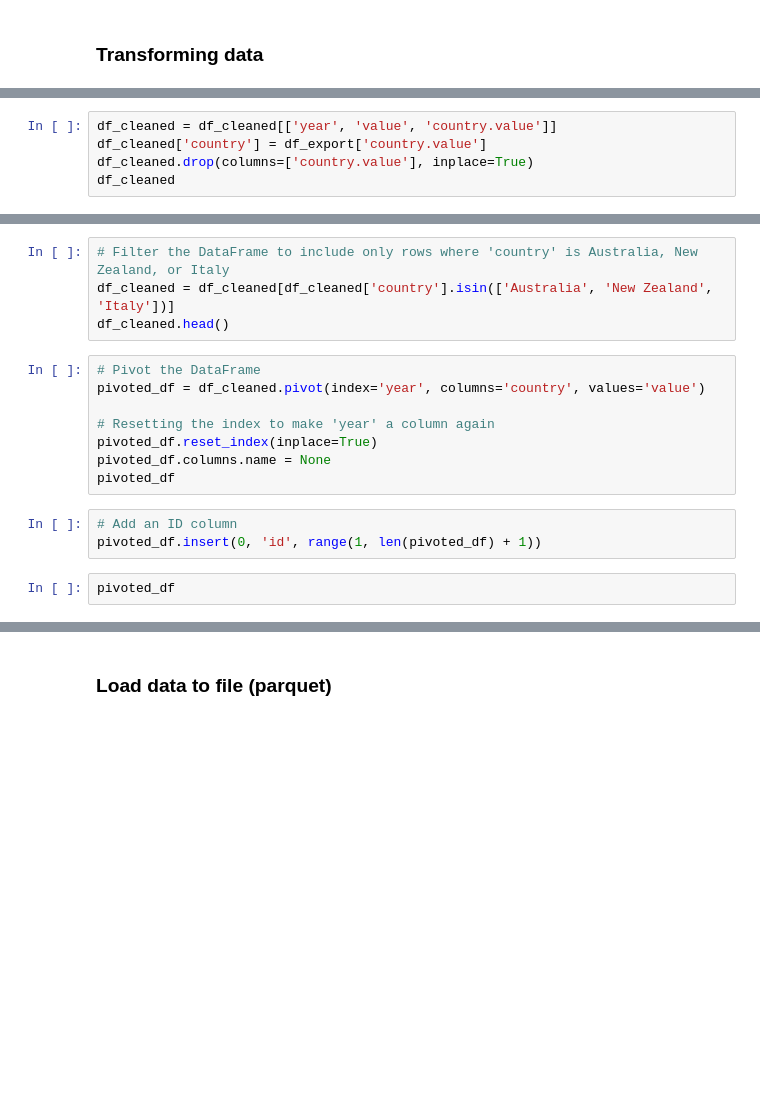
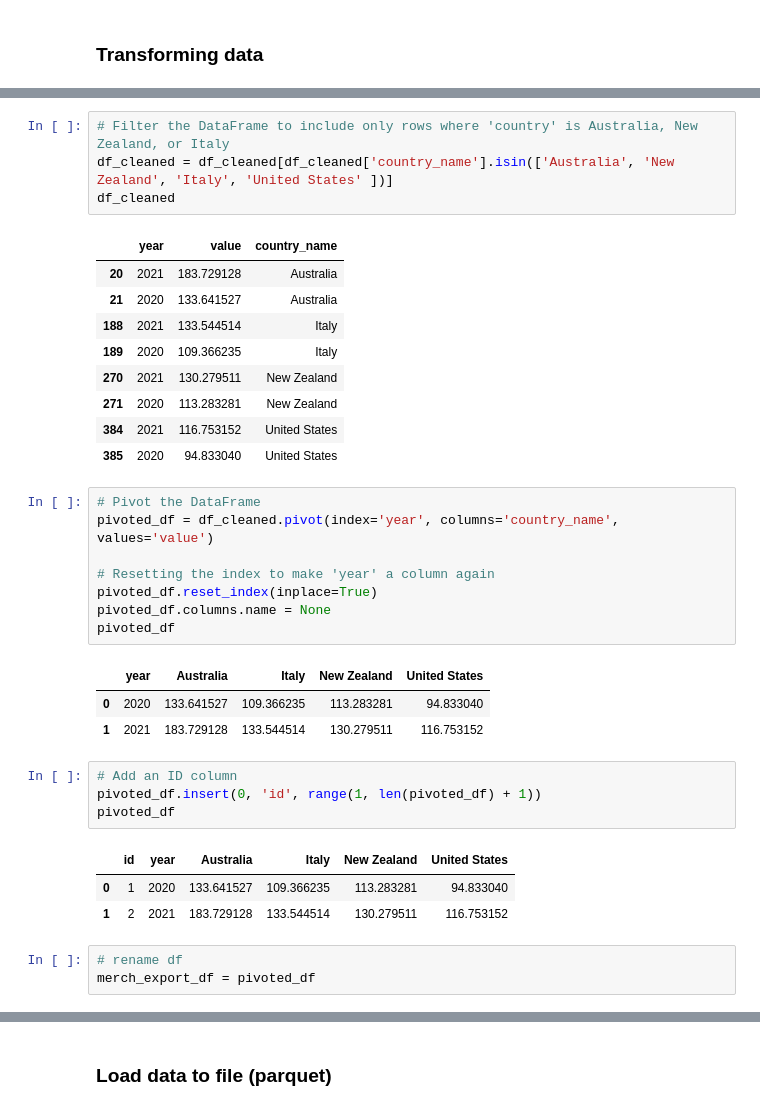
Before and after one commit to suphineneo/Global_Economic_Monitor, a Jupyter notebook: app/etl_project/process_exports.ipynb, the cells around one changed output, grey strips where cells are left out. Saved outputs shown, nothing was run; the diff lists cells and outputs as text; blank space fills up the shorter version.

```diff
--- a/app/etl_project/process_exports.ipynb
+++ b/app/etl_project/process_exports.ipynb
@@ -76,8 +203,3 @@ df_cleaned
-# %%
-df_cleaned = df_cleaned[['year', 'value', 'country.value']]
-df_cleaned['country'] = df_export['country.value']
-df_cleaned.drop(columns=['country.value'], inplace=True)
-df_cleaned
 # %%
 df_cleaned.reset_index(drop=True, inplace=True)
 df_cleaned
@@ -84,19 +220,39 @@ df_cleaned
 # %%
 # Filter the DataFrame to include only rows where 'country' is Australia, New Zealand, or Italy
-df_cleaned = df_cleaned[df_cleaned['country'].isin(['Australia', 'New Zealand', 'Italy'])]
-df_cleaned.head()
+df_cleaned = df_cleaned[df_cleaned['country_name'].isin(['Australia', 'New Zealand', 'Italy', 'United States' ])]
+df_cleaned
+# %% [output]
+|  | year | value | country_name |
+| 20 | 2021 | 183.729128 | Australia |
+| 21 | 2020 | 133.641527 | Australia |
+| 188 | 2021 | 133.544514 | Italy |
+| 189 | 2020 | 109.366235 | Italy |
+| 270 | 2021 | 130.279511 | New Zealand |
+| 271 | 2020 | 113.283281 | New Zealand |
+| 384 | 2021 | 116.753152 | United States |
+| 385 | 2020 | 94.833040 | United States |
 # %%
 # Pivot the DataFrame
-pivoted_df = df_cleaned.pivot(index='year', columns='country', values='value')
+pivoted_df = df_cleaned.pivot(index='year', columns='country_name', values='value')
 
 # Resetting the index to make 'year' a column again
 pivoted_df.reset_index(inplace=True)
 pivoted_df.columns.name = None
 pivoted_df
+# %% [output]
+|  | year | Australia | Italy | New Zealand | United States |
+| 0 | 2020 | 133.641527 | 109.366235 | 113.283281 | 94.833040 |
+| 1 | 2021 | 183.729128 | 133.544514 | 130.279511 | 116.753152 |
 # %%
 # Add an ID column
 pivoted_df.insert(0, 'id', range(1, len(pivoted_df) + 1))
+pivoted_df
+# %% [output]
+|  | id | year | Australia | Italy | New Zealand | United States |
+| 0 | 1 | 2020 | 133.641527 | 109.366235 | 113.283281 | 94.833040 |
+| 1 | 2 | 2021 | 183.729128 | 133.544514 | 130.279511 | 116.753152 |
-# %%
-pivoted_df
+# %%
+# rename df
+merch_export_df = pivoted_df
 # %%
 pivoted_df.info()
```
Also changed, not shown: parts of 20 cells of this notebook.
